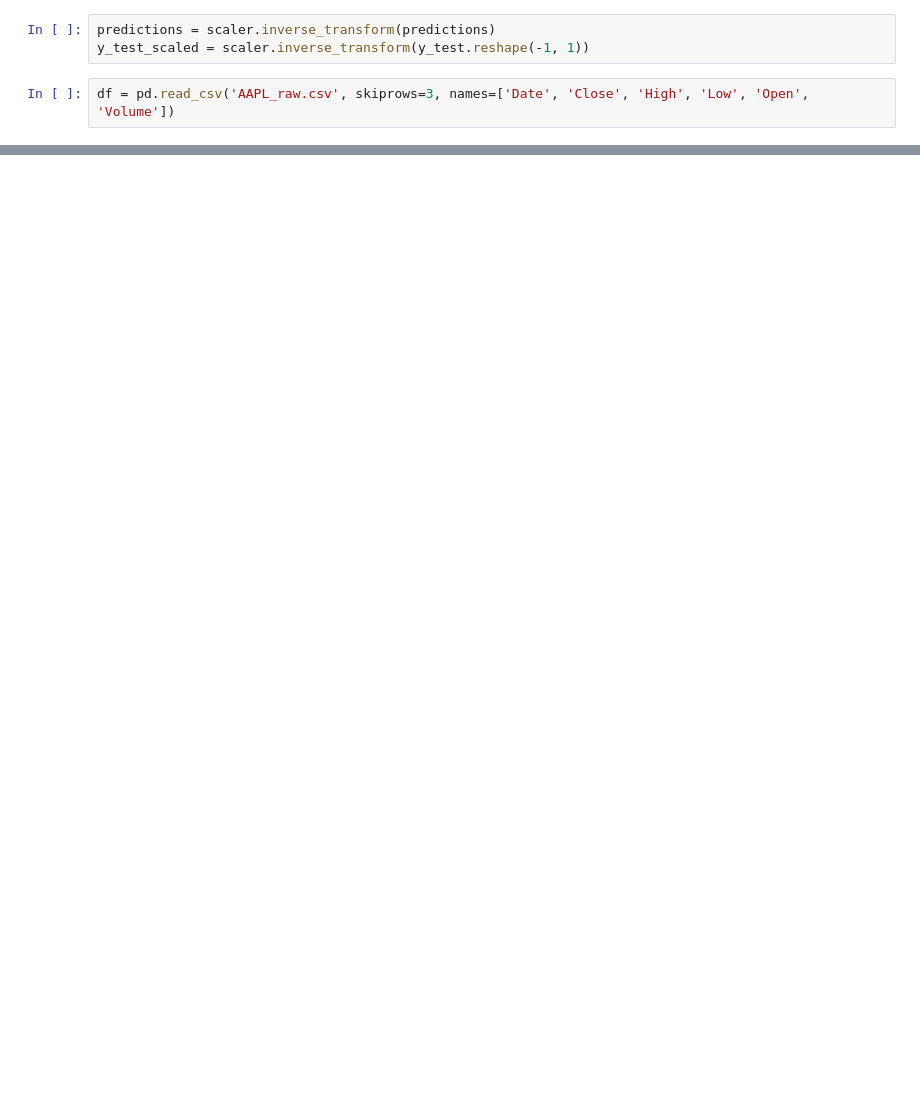
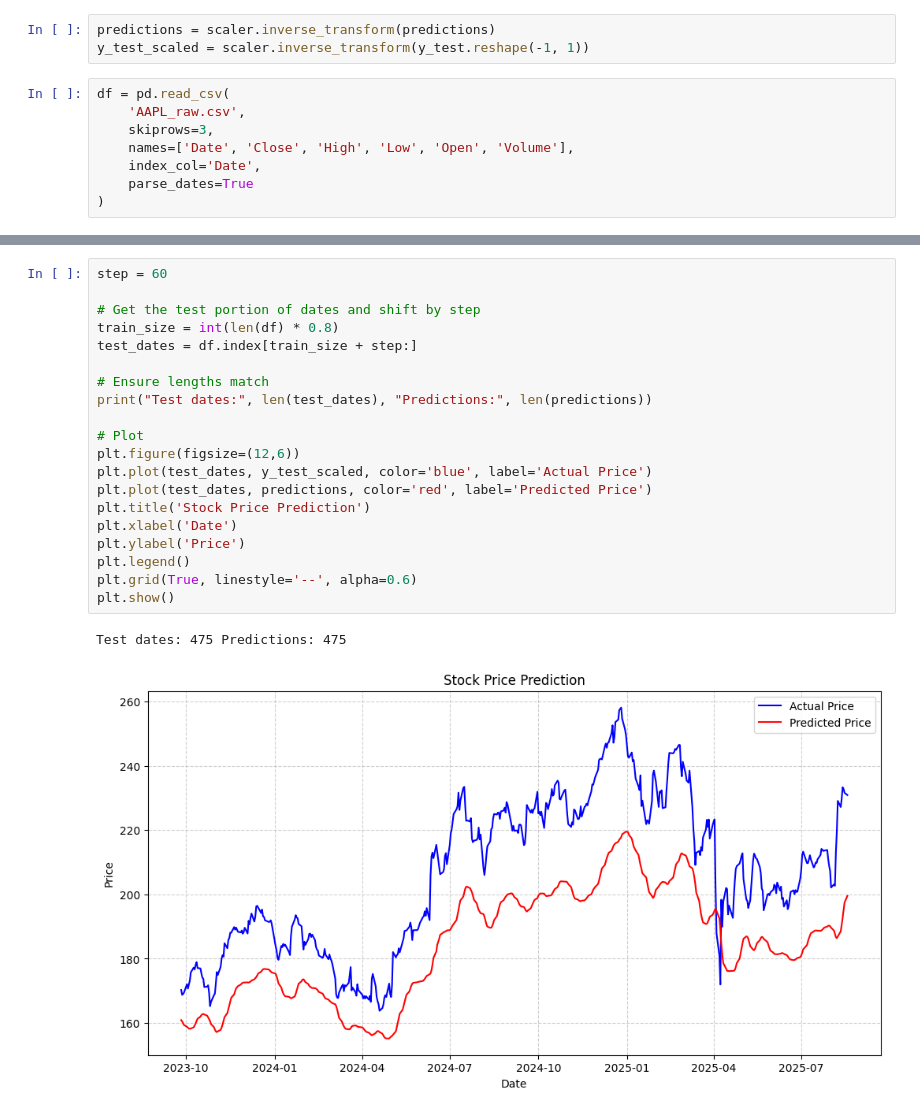
Before and after one commit to simonepietraroia/Financial-News-Sentiment-Analysis-for-Market-Impact, a Jupyter notebook: model_evaluation.ipynb, the cells around one changed output, grey strips where cells are left out. Drawn from its saved outputs; the diff is of its cells as text; blank space fills up the shorter version.

```diff
--- a/model_evaluation.ipynb
+++ b/model_evaluation.ipynb
@@ -48,4 +42,10 @@ predictions = model.predict(X_test)
 predictions = scaler.inverse_transform(predictions)
 y_test_scaled = scaler.inverse_transform(y_test.reshape(-1, 1))
 # %%
-df = pd.read_csv('AAPL_raw.csv', skiprows=3, names=['Date', 'Close', 'High', 'Low', 'Open', 'Volume'])
+df = pd.read_csv(
+    'AAPL_raw.csv',
+    skiprows=3,
+    names=['Date', 'Close', 'High', 'Low', 'Open', 'Volume'],
+    index_col='Date',
+    parse_dates=True
+)
@@ -66,0 +60,23 @@ plt.show()
+# %%
+step = 60
+
+# Get the test portion of dates and shift by step
+train_size = int(len(df) * 0.8)
+test_dates = df.index[train_size + step:]
+
+# Ensure lengths match
+print("Test dates:", len(test_dates), "Predictions:", len(predictions))
+
+# Plot
+plt.figure(figsize=(12,6))
+plt.plot(test_dates, y_test_scaled, color='blue', label='Actual Price')
+plt.plot(test_dates, predictions, color='red', label='Predicted Price')
+plt.title('Stock Price Prediction')
+plt.xlabel('Date')
+plt.ylabel('Price')
+plt.legend()
+plt.grid(True, linestyle='--', alpha=0.6)
+plt.show()
+# %% [output]
+Test dates: 475 Predictions: 475
+[figure, added]
```
Also changed, not shown: parts of 9 cells of this notebook, 3 other files.
